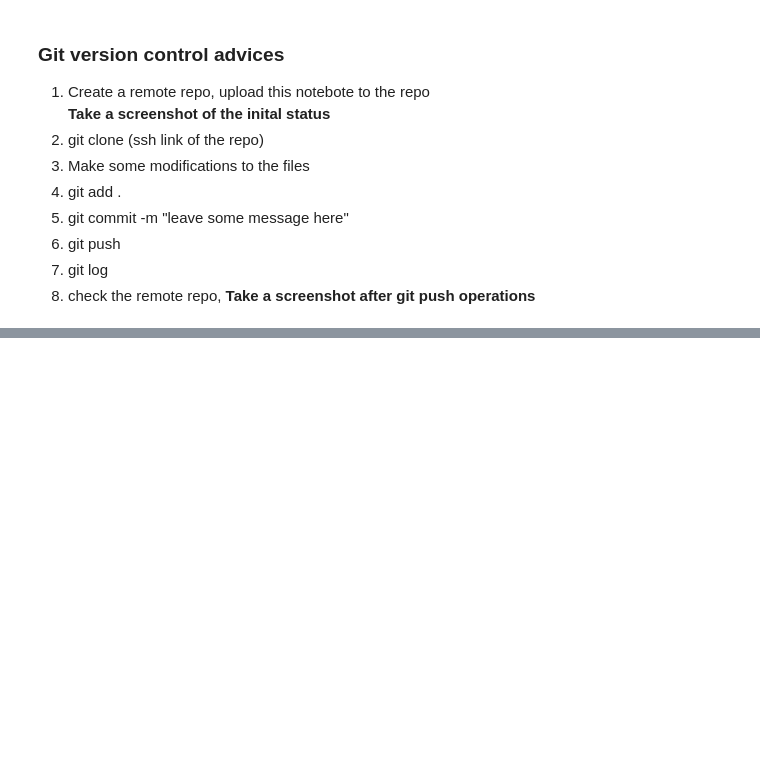
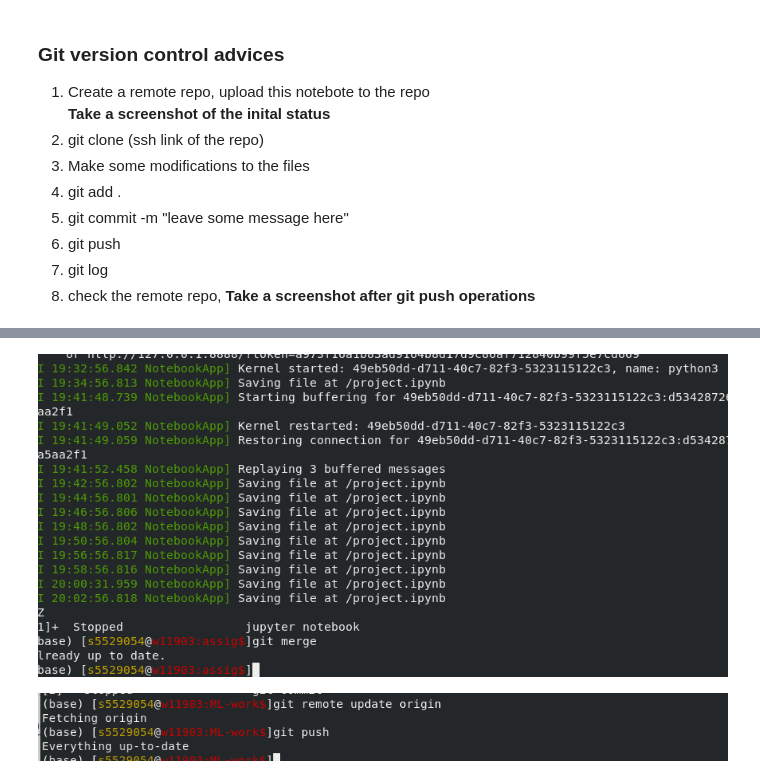
Before and after one commit to Xushuolin/ML-work, a Jupyter notebook: assig/project.ipynb, the cells around one changed output, grey strips where cells are left out. Saved outputs shown, nothing was run; the diff lists cells and outputs as text; code cells hidden in the pictures; blank space fills up the shorter version.

```diff
--- a/assig/project.ipynb
+++ b/assig/project.ipynb
@@ -956,6 +1014,10 @@ Image("git pull.png",width=994,height=655)
 # %%
-Image("git merge.png")
+Image("git merge.png",width=994,height=655)
+# %% [output]
+[figure, added]
 # %%
-Image("git push steps.png")
+Image("git push steps.png",width=994,height=655)
+# %% [output]
+[figure, added]
 # %%
 Image("before.png")
```
Also changed, not shown: parts of 33 cells of this notebook, 3 other files.
